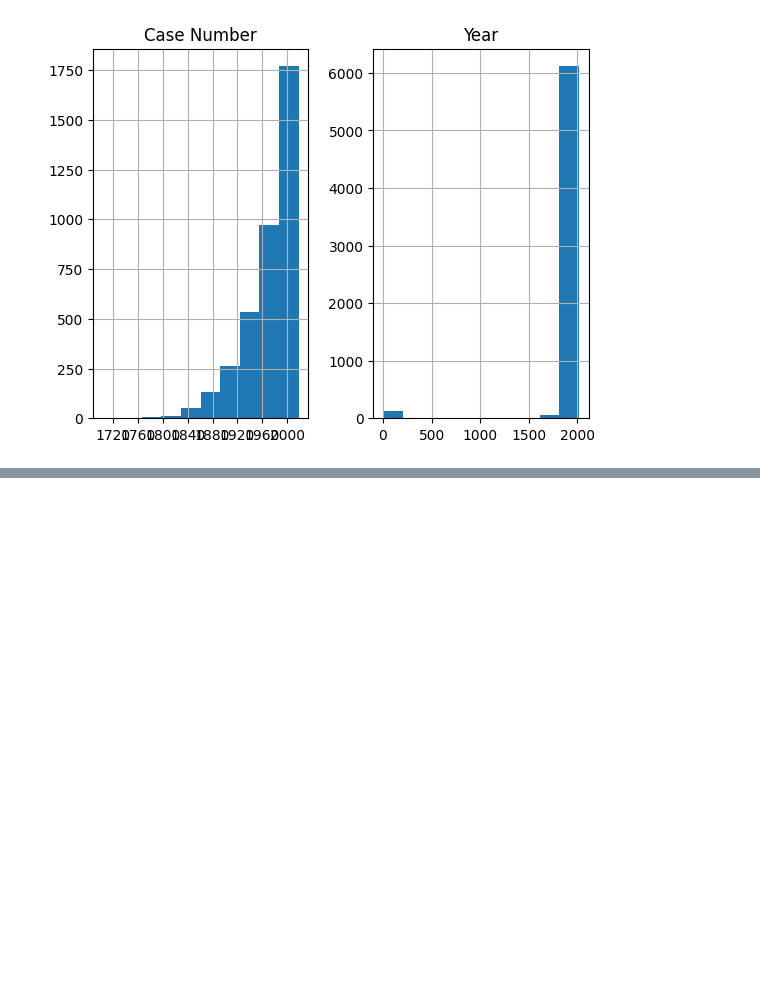
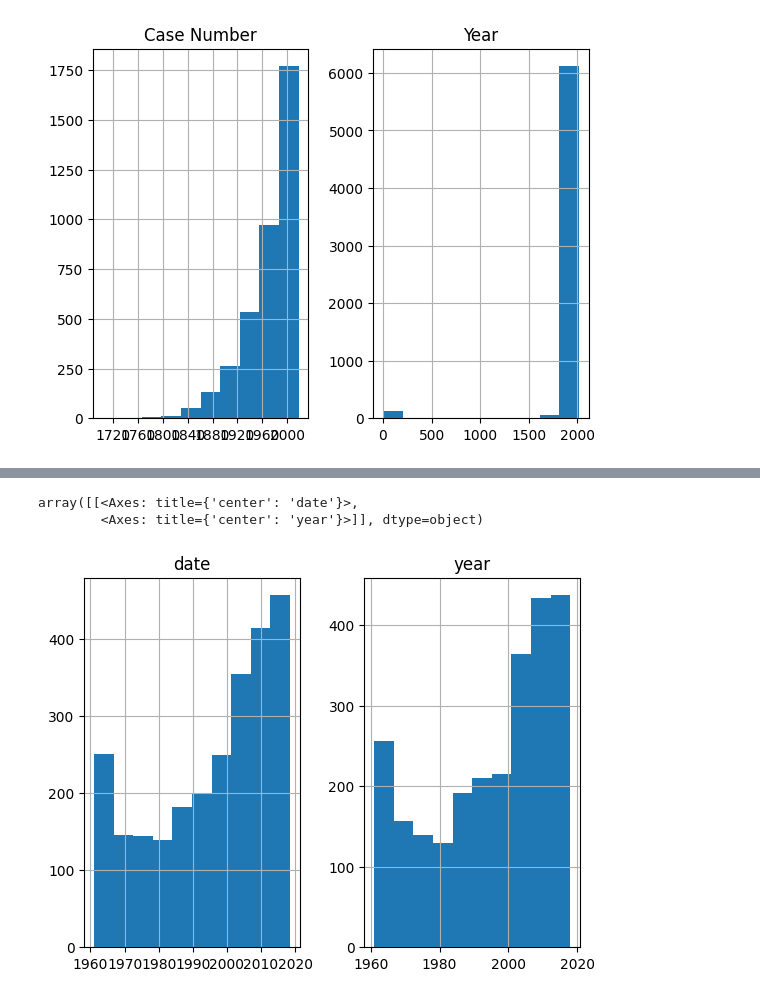
Before and after one commit to inesmarina8/proyect1_shark_attack, a Jupyter notebook: Shark_attacks_inesmarina.ipynb, the cells around one changed output, grey strips where cells are left out. Drawn from its saved outputs; the diff is of its cells as text; code cells hidden in the pictures; blank space fills up the shorter version.

```diff
--- a/Shark_attacks_inesmarina.ipynb
+++ b/Shark_attacks_inesmarina.ipynb
@@ -705,0 +799,6 @@ array([[<Axes: title={'center': 'Case Number'}>,
+# %%
+df2= df.copy()
+# %%
+df2.rename(columns={'Case Number': 'date'}, inplace=True)
+# %%
+df2.columns = df2.columns.str.lower()
@@ -705,0 +809,8 @@ array([[<Axes: title={'center': 'Case Number'}>,
+# %%
+df2= df2[df2['date'] >= '1960-12-31']
+# %%
+df2.hist()
+# %% [output]
+array([[<Axes: title={'center': 'date'}>,
+        <Axes: title={'center': 'year'}>]], dtype=object)
+[figure, added]
```
Also changed, not shown: parts of 19 cells of this notebook, 1 other file.
